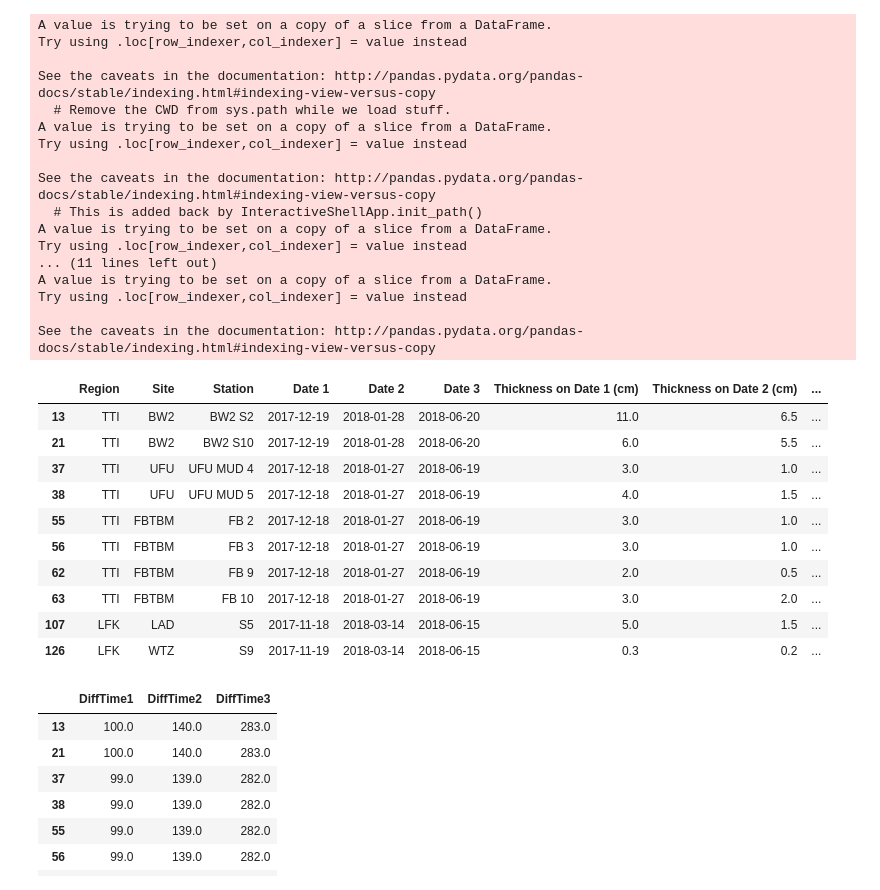
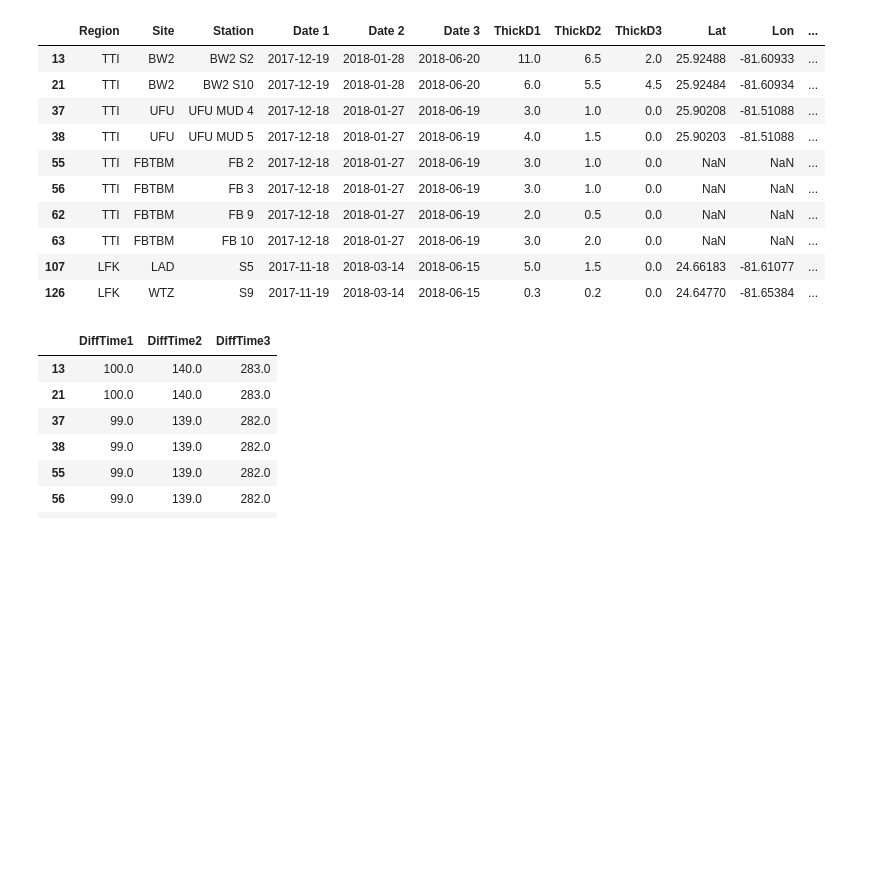
Before and after one commit to cjeffr/MachineLearningIrma, a Jupyter notebook: Lin_poly_reg.ipynb, the cells around one changed output. Cells and saved outputs as stored; diff of their text form; code cells hidden in the pictures; blank space fills up the shorter version.

```diff
--- a/Lin_poly_reg.ipynb
+++ b/Lin_poly_reg.ipynb
@@ -40,54 +50,37 @@ df.head()
 # %%
-df = df[((df['Thickness on Date 1 (cm)'] > df['Thickness on Date 2 (cm)']) & (df['Thickness on Date 2 (cm)'] >  df['Thickness on Date 3 (cm)']))]
+df = df[((df['ThickD1'] > df['ThickD2']) & (df['ThickD2'] >  df['ThickD3']))]
 hurricane_date = pd.to_datetime('9/10/2017', format='%m/%d/%Y')
 
 diff1 = []
 diff2 = []
 diff3 = []
 for value in df['Date 1']:
     diff = value - hurricane_date
     diff1.append(diff)
 df['DiffTime1'] = diff1
 df['DiffTime1'] = df['DiffTime1'] / np.timedelta64(1, 'D')
 
 for value in df['Date 2']:
     diff = value - hurricane_date
     diff2.append(diff)
 df['DiffTime2'] = diff2
 df['DiffTime2'] = df['DiffTime2'] / np.timedelta64(1, 'D')
 
 for value in df['Date 3']:
     diff = value - hurricane_date
     diff3.append(diff)
 df['DiffTime3'] = diff3
 df['DiffTime3'] = df['DiffTime3'] / np.timedelta64(1, 'D')
 df
 # %% [output]
-A value is trying to be set on a copy of a slice from a DataFrame.
-Try using .loc[row_indexer,col_indexer] = value instead
-
-See the caveats in the documentation: http://pandas.pydata.org/pandas-docs/stable/indexing.html#indexing-view-versus-copy
-  # Remove the CWD from sys.path while we load stuff.
-A value is trying to be set on a copy of a slice from a DataFrame.
-Try using .loc[row_indexer,col_indexer] = value instead
-
-See the caveats in the documentation: http://pandas.pydata.org/pandas-docs/stable/indexing.html#indexing-view-versus-copy
-  # This is added back by InteractiveShellApp.init_path()
-A value is trying to be set on a copy of a slice from a DataFrame.
-Try using .loc[row_indexer,col_indexer] = value instead
-... (11 lines left out)
-A value is trying to be set on a copy of a slice from a DataFrame.
-Try using .loc[row_indexer,col_indexer] = value instead
-
-See the caveats in the documentation: http://pandas.pydata.org/pandas-docs/stable/indexing.html#indexing-view-versus-copy
-|  | Region | Site | Station | Date 1 | Date 2 | Date 3 | Thickness on Date 1 (cm) | Thickness on Date 2 (cm) | ... |
-| 13 | TTI | BW2 | BW2 S2 | 2017-12-19 | 2018-01-28 | 2018-06-20 | 11.0 | 6.5 | ... |
-| 21 | TTI | BW2 | BW2 S10 | 2017-12-19 | 2018-01-28 | 2018-06-20 | 6.0 | 5.5 | ... |
-| 37 | TTI | UFU | UFU MUD 4 | 2017-12-18 | 2018-01-27 | 2018-06-19 | 3.0 | 1.0 | ... |
-| 38 | TTI | UFU | UFU MUD 5 | 2017-12-18 | 2018-01-27 | 2018-06-19 | 4.0 | 1.5 | ... |
-| 55 | TTI | FBTBM | FB 2 | 2017-12-18 | 2018-01-27 | 2018-06-19 | 3.0 | 1.0 | ... |
-| 56 | TTI | FBTBM | FB 3 | 2017-12-18 | 2018-01-27 | 2018-06-19 | 3.0 | 1.0 | ... |
-| 62 | TTI | FBTBM | FB 9 | 2017-12-18 | 2018-01-27 | 2018-06-19 | 2.0 | 0.5 | ... |
-| 63 | TTI | FBTBM | FB 10 | 2017-12-18 | 2018-01-27 | 2018-06-19 | 3.0 | 2.0 | ... |
-| 107 | LFK | LAD | S5 | 2017-11-18 | 2018-03-14 | 2018-06-15 | 5.0 | 1.5 | ... |
-| 126 | LFK | WTZ | S9 | 2017-11-19 | 2018-03-14 | 2018-06-15 | 0.3 | 0.2 | ... |
+|  | Region | Site | Station | Date 1 | Date 2 | Date 3 | ThickD1 | ThickD2 | ThickD3 | Lat | Lon | ... |
+| 13 | TTI | BW2 | BW2 S2 | 2017-12-19 | 2018-01-28 | 2018-06-20 | 11.0 | 6.5 | 2.0 | 25.92488 | -81.60933 | ... |
+| 21 | TTI | BW2 | BW2 S10 | 2017-12-19 | 2018-01-28 | 2018-06-20 | 6.0 | 5.5 | 4.5 | 25.92484 | -81.60934 | ... |
+| 37 | TTI | UFU | UFU MUD 4 | 2017-12-18 | 2018-01-27 | 2018-06-19 | 3.0 | 1.0 | 0.0 | 25.90208 | -81.51088 | ... |
+| 38 | TTI | UFU | UFU MUD 5 | 2017-12-18 | 2018-01-27 | 2018-06-19 | 4.0 | 1.5 | 0.0 | 25.90203 | -81.51088 | ... |
+| 55 | TTI | FBTBM | FB 2 | 2017-12-18 | 2018-01-27 | 2018-06-19 | 3.0 | 1.0 | 0.0 | NaN | NaN | ... |
+| 56 | TTI | FBTBM | FB 3 | 2017-12-18 | 2018-01-27 | 2018-06-19 | 3.0 | 1.0 | 0.0 | NaN | NaN | ... |
+| 62 | TTI | FBTBM | FB 9 | 2017-12-18 | 2018-01-27 | 2018-06-19 | 2.0 | 0.5 | 0.0 | NaN | NaN | ... |
+| 63 | TTI | FBTBM | FB 10 | 2017-12-18 | 2018-01-27 | 2018-06-19 | 3.0 | 2.0 | 0.0 | NaN | NaN | ... |
+| 107 | LFK | LAD | S5 | 2017-11-18 | 2018-03-14 | 2018-06-15 | 5.0 | 1.5 | 0.0 | 24.66183 | -81.61077 | ... |
+| 126 | LFK | WTZ | S9 | 2017-11-19 | 2018-03-14 | 2018-06-15 | 0.3 | 0.2 | 0.0 | 24.64770 | -81.65384 | ... |
```
Also changed, not shown: parts of 34 cells of this notebook.
